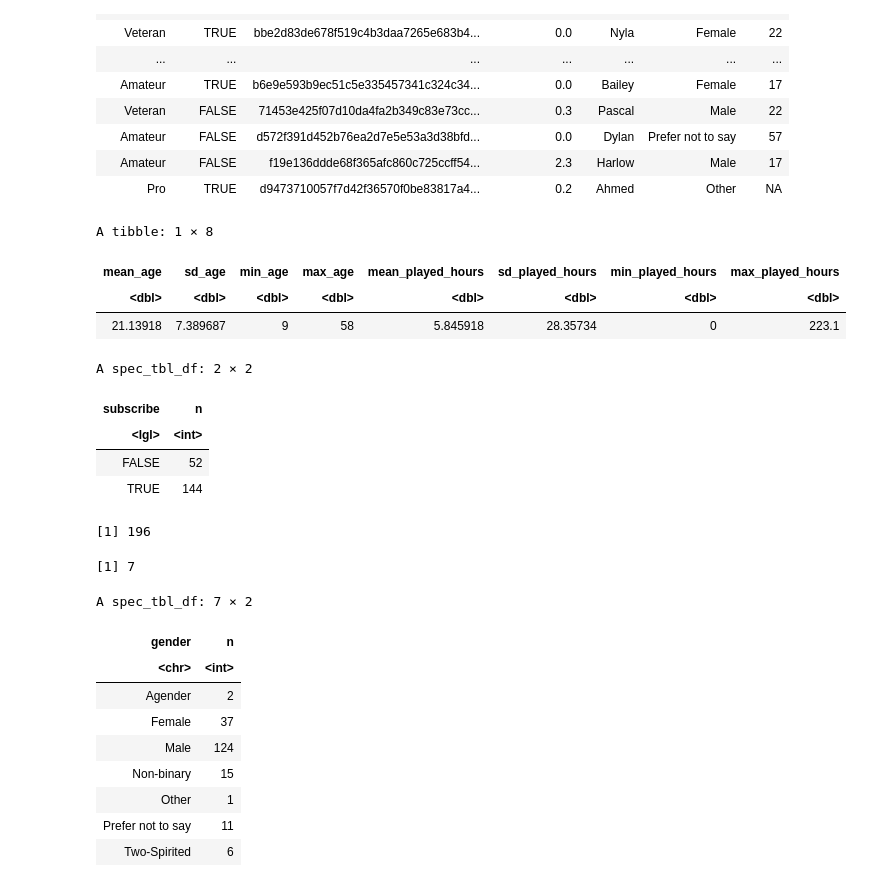
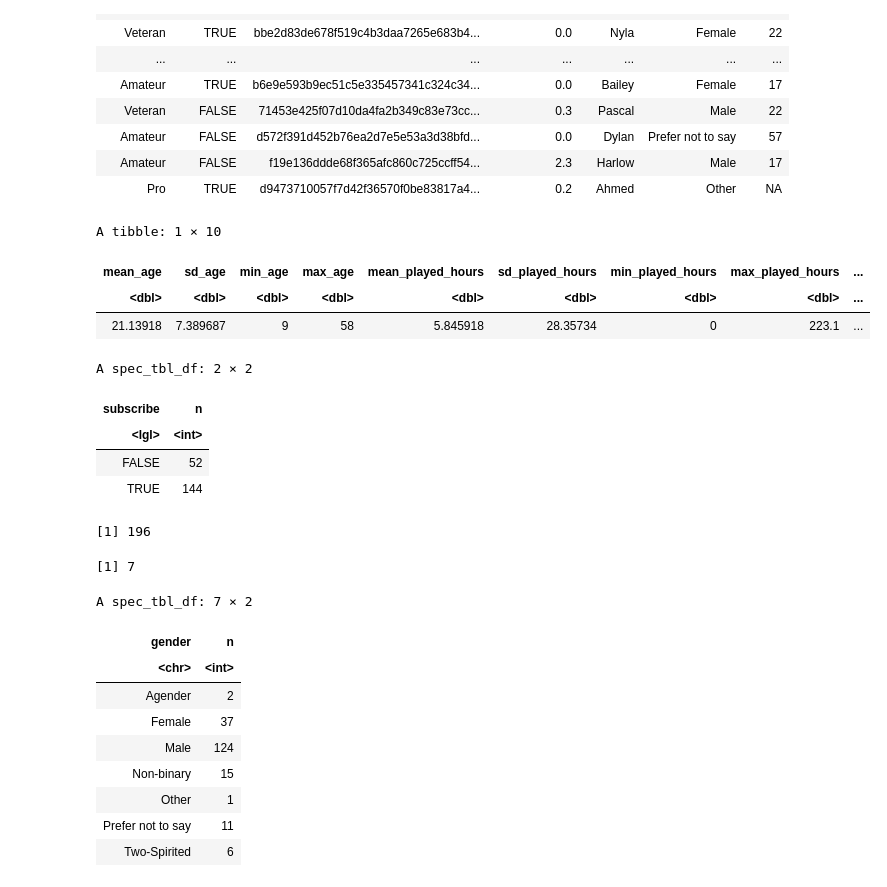
Before and after one commit to rhovestad/dsciprojectrh, a Jupyter notebook: Individual_Planning.ipynb, the cells around one changed output. Cells and saved outputs as stored; diff of their text form; code cells hidden in the pictures.

```diff
--- a/Individual_Planning.ipynb
+++ b/Individual_Planning.ipynb
@@ -137,30 +108,32 @@ A spec_tbl_df: 196 × 7
 # %%
 stats_summary <- players |>
 summarise(mean_age = mean(Age, na.rm = TRUE),
     sd_age = sd(Age, na.rm = TRUE),
     min_age = min(Age, na.rm = TRUE),
     max_age = max(Age, na.rm = TRUE),
     mean_played_hours = mean(played_hours, na.rm = TRUE),
     sd_played_hours = sd(played_hours, na.rm = TRUE),
     min_played_hours = min(played_hours, na.rm = TRUE),
-    max_played_hours = max(played_hours, na.rm = TRUE))
+    max_played_hours = max(played_hours, na.rm = TRUE),
+    median_played_hours = median(played_hours, na.rm = TRUE),
+    median_age = median(Age, na.rm = TRUE))
 stats_summary
 
 newsletter <- players |>
     count(subscribe)
 newsletter
 
 nrow(players)
 ncol(players)
 
 gender <- players |>
    count(gender)
 gender
 # %% [output]
-A tibble: 1 × 8
+A tibble: 1 × 10
-| mean_age | sd_age | min_age | max_age | mean_played_hours | sd_played_hours | min_played_hours | max_played_hours |
-| <dbl> | <dbl> | <dbl> | <dbl> | <dbl> | <dbl> | <dbl> | <dbl> |
-| 21.13918 | 7.389687 | 9 | 58 | 5.845918 | 28.35734 | 0 | 223.1 |
+| mean_age | sd_age | min_age | max_age | mean_played_hours | sd_played_hours | min_played_hours | max_played_hours | ... |
+| <dbl> | <dbl> | <dbl> | <dbl> | <dbl> | <dbl> | <dbl> | <dbl> | ... |
+| 21.13918 | 7.389687 | 9 | 58 | 5.845918 | 28.35734 | 0 | 223.1 | ... |
 A spec_tbl_df: 2 × 2
 | subscribe | n |
 | <lgl> | <int> |
```
Also changed, not shown: parts of 8 cells of this notebook.
